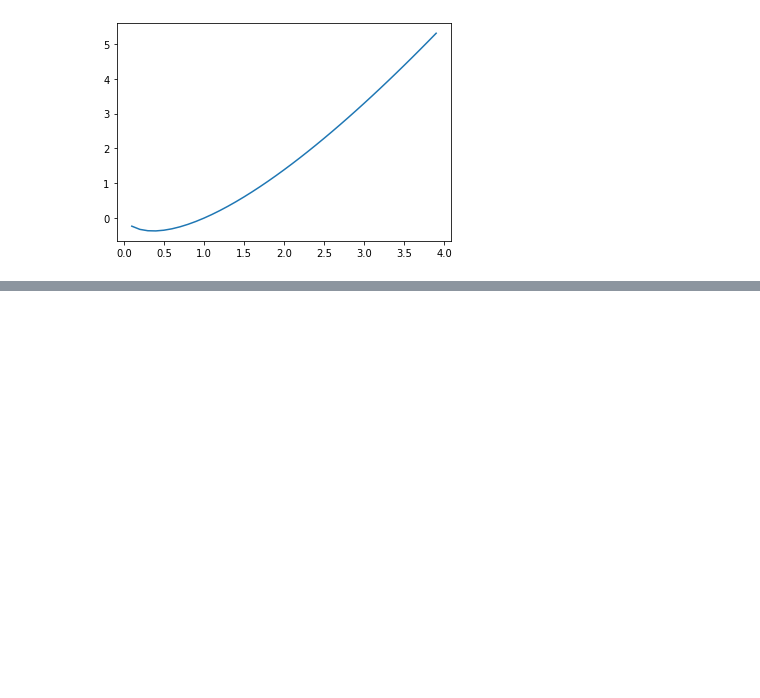
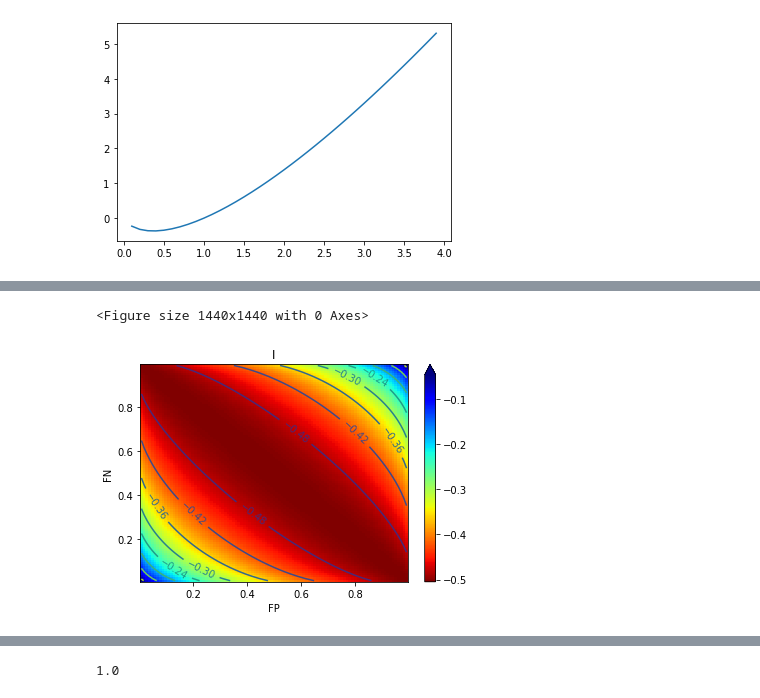
Before and after one commit to SennDegrare/Bio-signatures, a Jupyter notebook: p_calcs.ipynb, the cells around one changed output, grey strips where cells are left out. Cells and saved outputs as stored; diff of their text form; code cells hidden in the pictures; blank space fills up the shorter version.

```diff
--- a/p_calcs.ipynb
+++ b/p_calcs.ipynb
@@ -153,0 +198,56 @@ plt.plot(xs,xs*np.log(xs))
+# %%
+%%time
+def PLDf(x,f):
+    return f/(f+x*(1-f))
+
+def PLgD(FP,FN,f):
+    return (1-FN)*f/((1-FN)*f+FP*(1-f))
+
+def PLgND(FP,FN,f):
+    return FN*f/(FN*f+(1-FP)*(1-f))
+
+def PD(FP,FN,f):
+    return (1-FN)*f+FP*(1-f)
+
+def S(p):
+    return p*np.log(p)+(1-p)*np.log(1-p)+np.log(2)
+
+def Sr(Pld,Pd):
+    return Pld*Pd*np.log(Pld)
+
+FPs = np.arange(0.01,1.00,0.01)
+FNs = np.arange(0.01,1.00,0.01)
+fs = np.arange(0.01,1.00,0.01)
+#fs = 10**-np.arange(0.01,5,0.01)
+
+X,Y,F = np.meshgrid(FPs,FNs,fs)
+
+
+#Z = S(PLDf(X/(1-Y),F))+S(PLDf((1-X)/Y,F))
+Z = Sr(PLgD(X,Y,F),PD(X,Y,F))+\
+    Sr(1-PLgD(X,Y,F),PD(X,Y,F))+\
+    Sr(PLgND(X,Y,F),1-PD(X,Y,F))+\
+    Sr(1-PLgND(X,Y,F),1-PD(X,Y,F))
+
+Z = np.mean(Z,axis=2)
+X=X[:,:,0]
+Y=Y[:,:,0]
+
+plt.figure(figsize=(20,20))
+fig, ax = plt.subplots()
+ax.set_ylabel('FN')
+ax.set_xlabel('FP')
+ax.set_title('I')
+
+pcm = ax.pcolormesh(X, Y, Z,
+                   #norm = LogNorm(vmin=abs(Z).min(),vmax=abs(Z).max()),
+                   cmap='jet_r', shading='nearest')
+fig.colorbar(pcm, ax=ax, extend='max')
+CS = ax.contour(X, Y, Z)
+ax.clabel(CS, inline=True,fontsize=10)
+#plt.xlim(0,.5)
+#plt.ylim(0,.5)
+plt.show()
+# %% [output]
+<Figure size 1440x1440 with 0 Axes>
+[figure, added]
@@ -153,0 +256,4 @@ plt.plot(xs,xs*np.log(xs))
+# %%
+np.sum(1+0*fs)/len(fs)
+# %% [output]
+1.0
```
Also changed, not shown: parts of 24 cells of this notebook, 9 other files.
